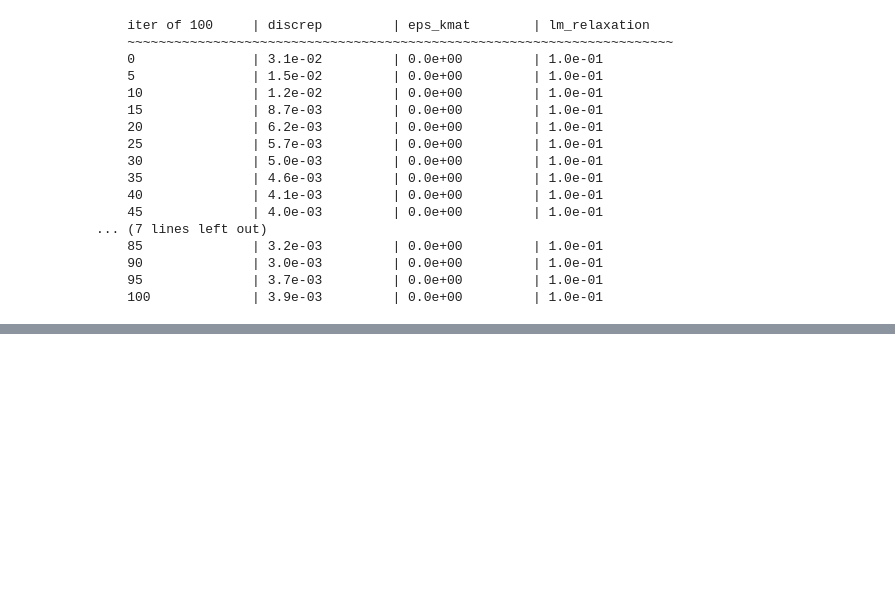
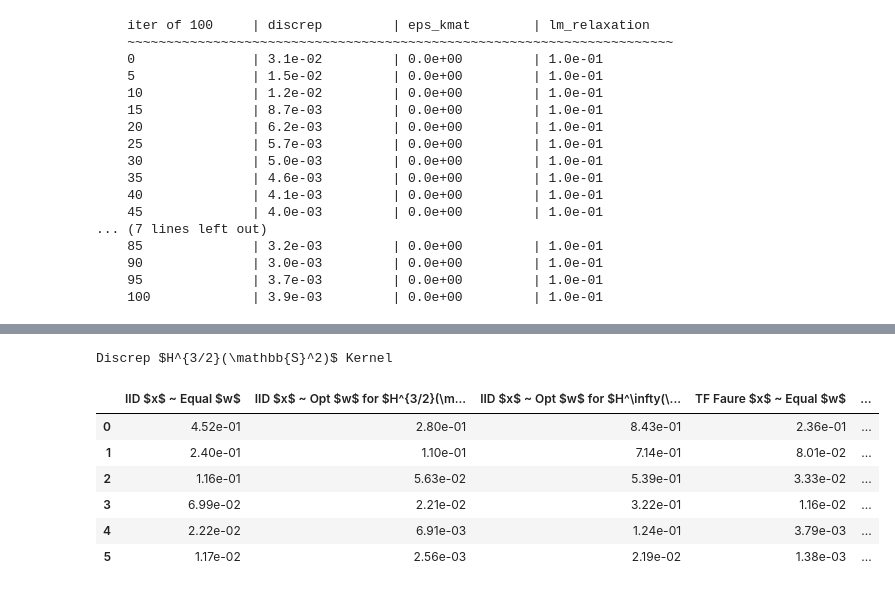
Before and after one commit to alegresor/rmatqmcpy, a Jupyter notebook: examples.ipynb, the cells around one changed output, grey strips where cells are left out. Drawn from its saved outputs; the diff is of its cells as text; code cells hidden in the pictures; blank space fills up the shorter version.

```diff
--- a/examples.ipynb
+++ b/examples.ipynb
@@ -268,0 +337,15 @@ discreps
+# %%
+discreps_a_df = pd.DataFrame(discreps_a.median(-1).values.T,columns=[name for (name,func) in sphere_funcs])
+discreps_a_df['n'] = n
+discreps_a_df.set_index('n')
+print(r"Discrep $H^{3/2}(\mathbb{S}^2)$ Kernel")
+discreps_a_df
+# %% [output]
+Discrep $H^{3/2}(\mathbb{S}^2)$ Kernel
+|  | IID $x$ ~ Equal $w$ | IID $x$ ~ Opt $w$ for $H^{3/2}(\m... | IID $x$ ~ Opt $w$ for $H^\infty(\... | TF Faure $x$ ~ Equal $w$ | ... |
+| 0 | 4.52e-01 | 2.80e-01 | 8.43e-01 | 2.36e-01 | ... |
+| 1 | 2.40e-01 | 1.10e-01 | 7.14e-01 | 8.01e-02 | ... |
+| 2 | 1.16e-01 | 5.63e-02 | 5.39e-01 | 3.33e-02 | ... |
+| 3 | 6.99e-02 | 2.21e-02 | 3.22e-01 | 1.16e-02 | ... |
+| 4 | 2.22e-02 | 6.91e-03 | 1.24e-01 | 3.79e-03 | ... |
+| 5 | 1.17e-02 | 2.56e-03 | 2.19e-02 | 1.38e-03 | ... |
```
Also changed, not shown: parts of 11 cells of this notebook.
